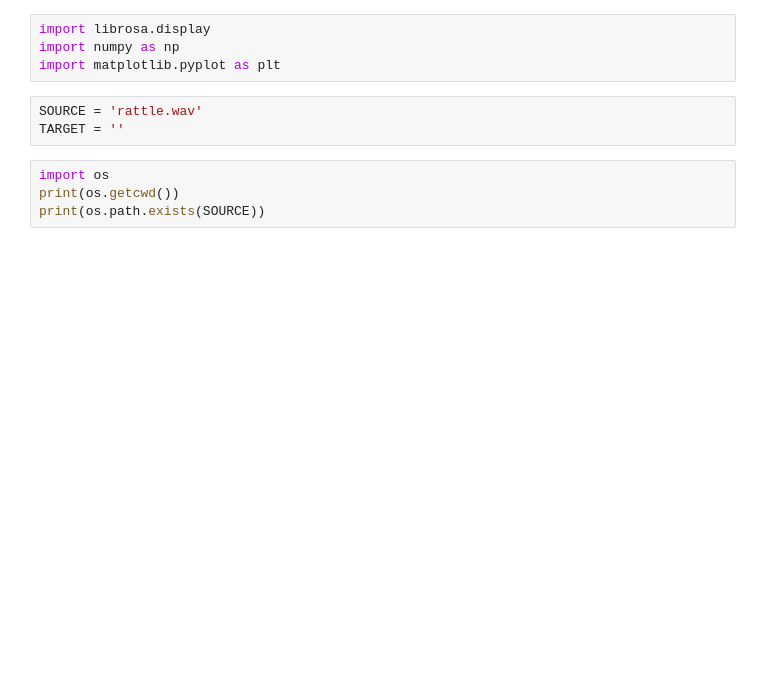
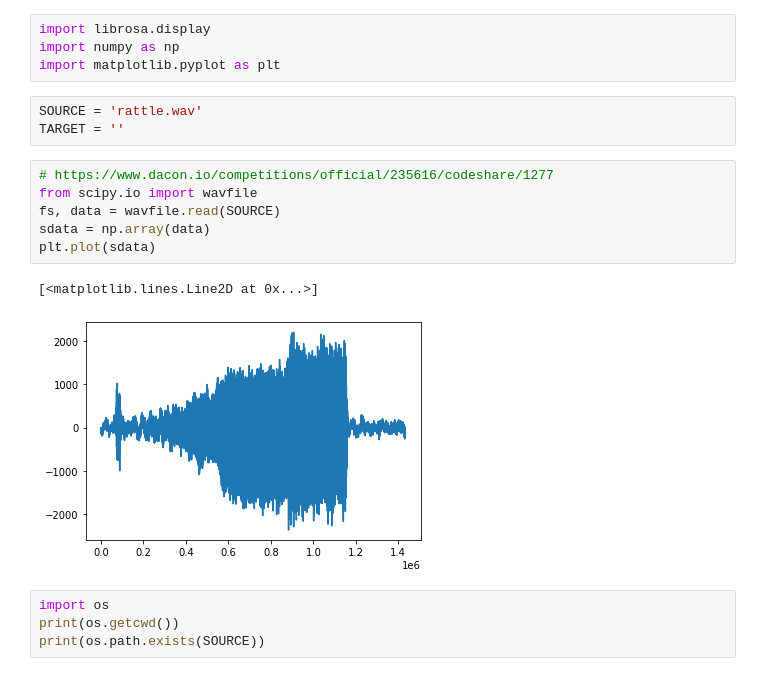
Before and after one commit to astroeye/autoencoder, a Jupyter notebook: sogang04-tensor/librosa_test.ipynb, the cells around one changed output. Drawn from its saved outputs; the diff is of its cells as text; blank space fills up the shorter version.

```diff
--- a/sogang04-tensor/librosa_test.ipynb
+++ b/sogang04-tensor/librosa_test.ipynb
@@ -5,6 +5,15 @@ import matplotlib.pyplot as plt
 # %%
 SOURCE = 'rattle.wav'
 TARGET = ''
+# %%
+# https://www.dacon.io/competitions/official/235616/codeshare/1277
+from scipy.io import wavfile
+fs, data = wavfile.read(SOURCE)
+sdata = np.array(data)
+plt.plot(sdata)
+# %% [output]
+[<matplotlib.lines.Line2D at 0x...>]
+[figure, added]
 # %%
 import os
 print(os.getcwd())
```
Also changed, not shown: parts of 13 cells of this notebook.
